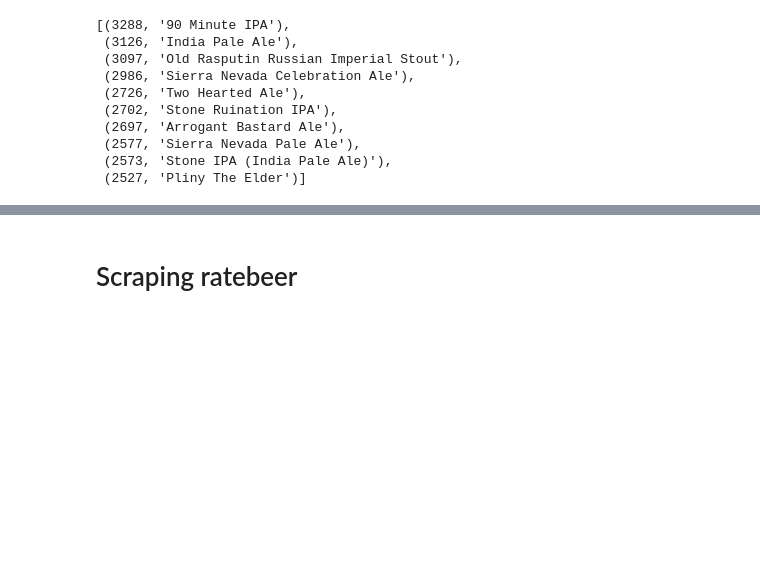
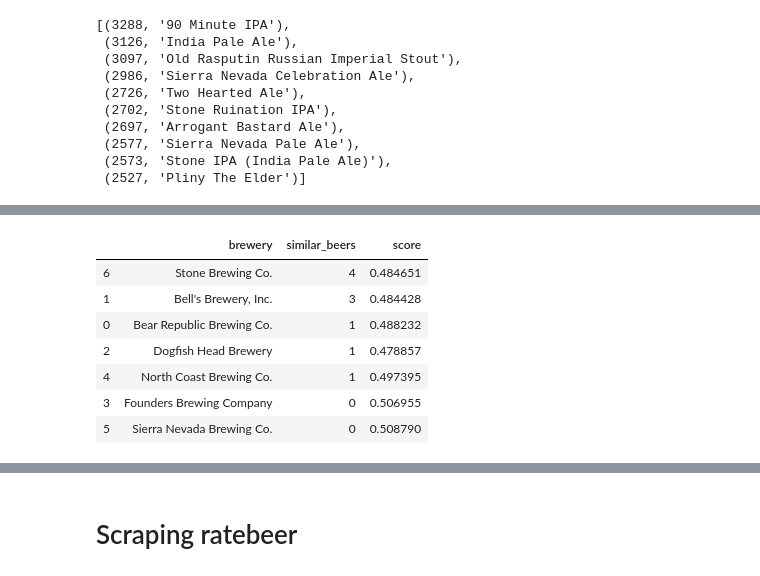
Before and after one commit to rwstewart0302/beer_recommender, a Jupyter notebook: recommender/brewery_recommender_model.ipynb, the cells around one changed output, grey strips where cells are left out. Saved outputs shown, nothing was run; the diff lists cells and outputs as text; code cells hidden in the pictures; blank space fills up the shorter version.

```diff
--- a/recommender/brewery_recommender_model.ipynb
+++ b/recommender/brewery_recommender_model.ipynb
@@ -239,0 +205,9 @@ Wall time: 2min 44s
+# %%
+recs = []
+rating_scale = []
+for key, value in ratings.items():
+    rec = {}
+    if value >= 3.5:
+        rec[key] = recommender_df[key].sort_values()[1:11]
+        recs.append(rec)
+        rating_scale.append(value)
@@ -239,0 +467,7 @@ Wall time: 2min 44s
+# %%
+np.random.seed(60)
+ratings = {}
+for i in recommender_df.columns:
+    ratings[i] = np.random.uniform(low=2.5, high=5)
+
+recs = brewery_recommender(ratings)
@@ -239,0 +494,46 @@ Wall time: 2min 44s
+# %%
+brewery_score = {}
+scores = []
+for brewery, beer_scores in recs.items():
+    scores_brew = []
+    brewery_score[brewery] = scores_brew
+    for beer, score in beer_scores.items():
+        scores_brew.append(score)
+    scores.append(scores_brew)
+
+sim_beers_all = []
+breweries = []
+scores = []
+best_breweries = {}
+best_breweries_beers = {}
+
+for brewery, beer_scores in recs.items():
+    beers = []
+    for beer, score in beer_scores.items():
+        if score < 0.5:
+            beers.append(beer)
+    best_breweries_beers[brewery] = beers
+
+for brewery, score in brewery_score.items():
+    sim_beers = 0
+    for j in score:
+        if j < 0.5:
+            sim_beers += 1
+    breweries.append(brewery)
+    sim_beers_all.append(sim_beers)
+    scores.append(np.mean(score))
+
+best_breweries['brewery'] = breweries
+best_breweries['similar_beers'] = sim_beers_all
+best_breweries['score'] = scores
+
+pd.DataFrame(best_breweries).sort_values('similar_beers', ascending=False)
+# %% [output]
+|  | brewery | similar_beers | score |
+| 6 | Stone Brewing Co. | 4 | 0.484651 |
+| 1 | Bell's Brewery, Inc. | 3 | 0.484428 |
+| 0 | Bear Republic Brewing Co. | 1 | 0.488232 |
+| 2 | Dogfish Head Brewery | 1 | 0.478857 |
+| 4 | North Coast Brewing Co. | 1 | 0.497395 |
+| 3 | Founders Brewing Company | 0 | 0.506955 |
+| 5 | Sierra Nevada Brewing Co. | 0 | 0.508790 |
```
Also changed, not shown: parts of 52 cells of this notebook, 11 other files.
